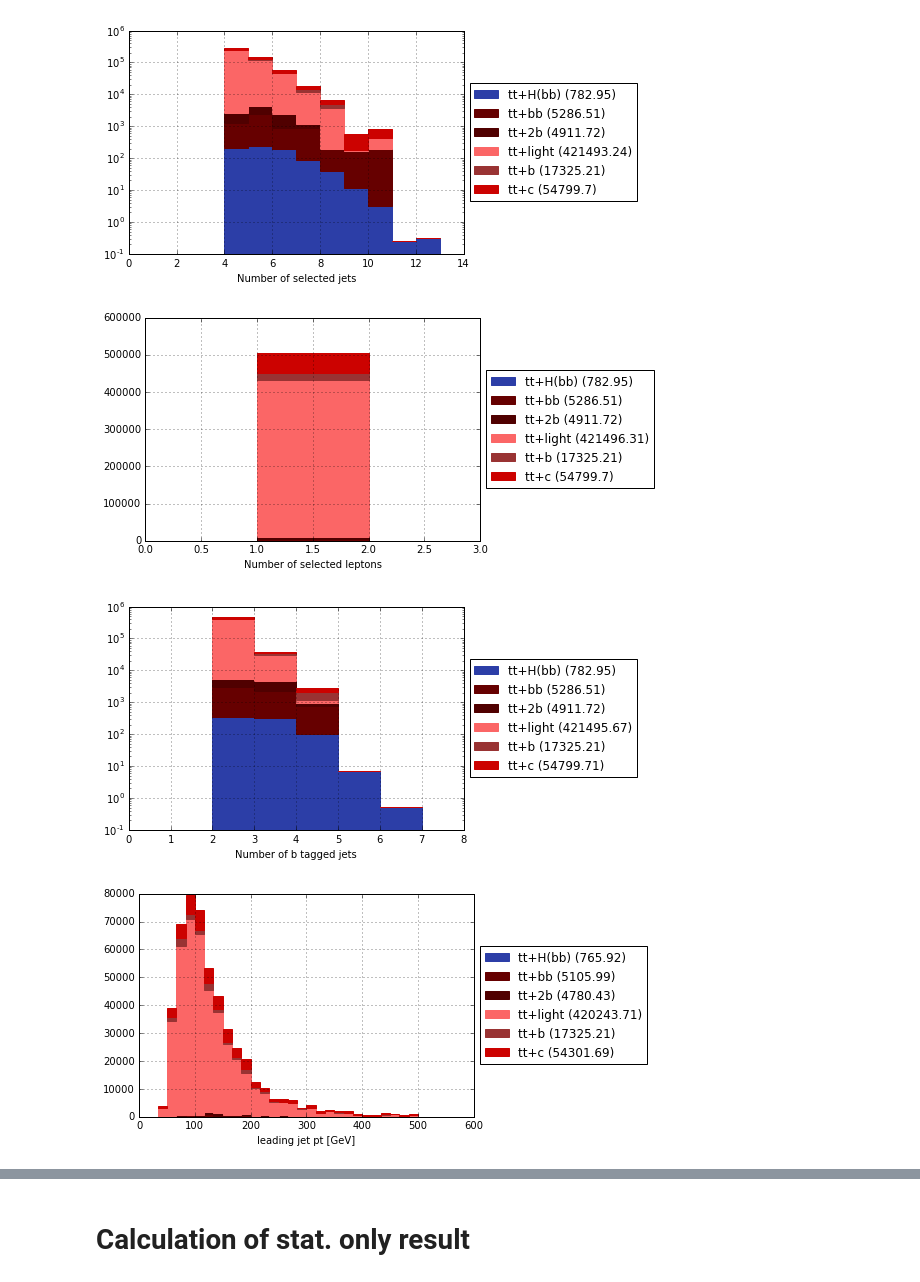
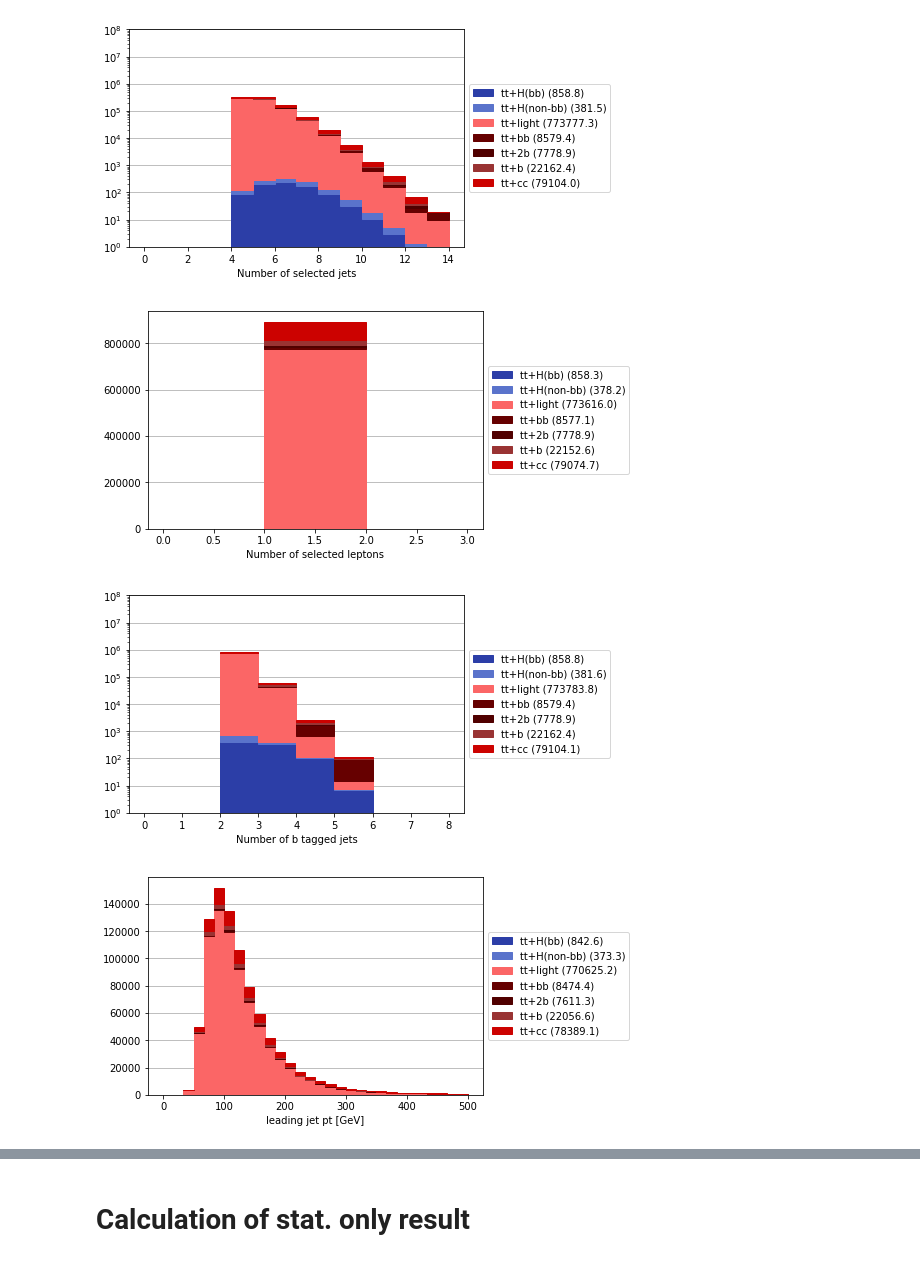
Before and after one commit to mmeinhard/hepaccelerate, a Jupyter notebook: EvaluateResults.ipynb, the cells around one changed output, grey strips where cells are left out. Drawn from its saved outputs; the diff is of its cells as text; code cells hidden in the pictures.

```diff
--- a/EvaluateResults.ipynb
+++ b/EvaluateResults.ipynb
@@ -5,10 +39,10 @@ import matplotlib.pyplot as plt
 # %%
+data = merge_ttjets_output(["out_TTTo2L2Nu_TuneCP5_PSweights_13TeV-powheg-pythia8.json", "out_TTToSemiLeptonic_TuneCP5_PSweights_13TeV-powheg-pythia8.json", "out_TTToHadronic_TuneCP5_PSweights_13TeV-powheg-pythia8.json"])
+
 with open("out_ttHTobb_M125_TuneCP5_13TeV-powheg-pythia8.json") as json_file:
-    data = json.load(json_file)
-with open("out_TTToSemiLeptonic_TuneCP5_PSweights_13TeV-powheg-pythia8.json") as json_file:
     data.update(json.load(json_file))
-
-#print(data)
+with open("out_ttHToNonbb_M125_TuneCP5_13TeV-powheg-pythia8.json") as json_file:
+    data.update(json.load(json_file))
 # %%
 var_names = {
     "nbtags": "Number of b tagged jets",
@@ -22,16 +56,17 @@ var_names = {
     "nleps": "Number of selected leptons"
 }
 
-processes = ["ttHTobb", "ttbb", "tt2b","ttlf","ttb", "ttcc"]
+processes = ["ttHTobb", "ttHToNonbb", "ttlf", "ttbb", "tt2b","ttb", "ttcc"]
 #processes = ["ttHTobb"]
 
 process_names = {
     "ttHTobb" : "tt+H(bb)",
+    "ttHToNonbb": "tt+H(non-bb)",
+    "ttlf" : "tt+light",
     "ttbb" : "tt+bb",
     "tt2b" : "tt+2b",
     "ttb" : "tt+b",
-    "ttcc" : "tt+c",
-    "ttlf" : "tt+light",
+    "ttcc" : "tt+cc",
 
 }
 
@@ -42,6 +77,7 @@ colors = {
     "ttbb": (102, 0, 0),
     "tt2b": (80, 0, 0),
     "ttHTobb": (44, 62, 167),
+    "ttHToNonbb": (90, 115, 203),
 }
 
 for cn, c in colors.items():
@@ -57,7 +93,7 @@ def histogram_dataset(var, data, name, bottom, process):
     width = bins[1] - bins[0]
 
 
-    hist = plt.bar(bins, counts, width=width, bottom=bottom, align="edge", label=name + " ({0})".format(round(integral, 2)), color=colors[process], edgecolor=colors[process])
+    hist = plt.bar(bins, counts, width=width, bottom=bottom, align="edge", label=name + " ({0})".format(round(integral, 1)), color=colors[process], edgecolor=colors[process], zorder = 1000)
     #hist = plt.bar(bins, counts, yerr=yerr, width=width, align="center", label=dataset + " ({0})".format(round(integral, 2)))
 
     if process == "ttHTobb" and ("DNN" in var):
@@ -70,6 +106,7 @@ def plot_histogram(var, processes, data):
 
     bottom = None
 
+    plt.grid(True, axis='y', zorder=0)
     for p in processes:
         _, counts = histogram_dataset("hist_" + p + "_" + var, data, process_names[p], bottom, p)
         if processes.index(p) == 0:
@@ -79,18 +116,18 @@ def plot_histogram(var, processes, data):
     plt.legend(loc="center left", bbox_to_anchor=(1, 0.5))
     if var == "njets" or var == "nbtags":
         plt.yscale('log')
+        plt.ylim([1,10**8])
     plt.xlabel(var_names[var])
-    plt.grid(True)
+
     plt.show()
 # %%
 plot_histogram("njets", processes, data)
 plot_histogram("nleps", processes, data)
 plot_histogram("nbtags", processes, data)
 plot_histogram("leading_jet_pt", processes, data)
 plot_histogram("leading_lepton_pt", processes, data)
-plot_histogram("DNN", processes, data)
 # %% [output]
-[figure, old version]
+[figure, new version]
-[figure, old version]
+[figure, new version]
-[figure, old version]
+[figure, new version]
-[figure, old version]
+[figure, new version]
```
Also changed, not shown: parts of 6 cells of this notebook.
